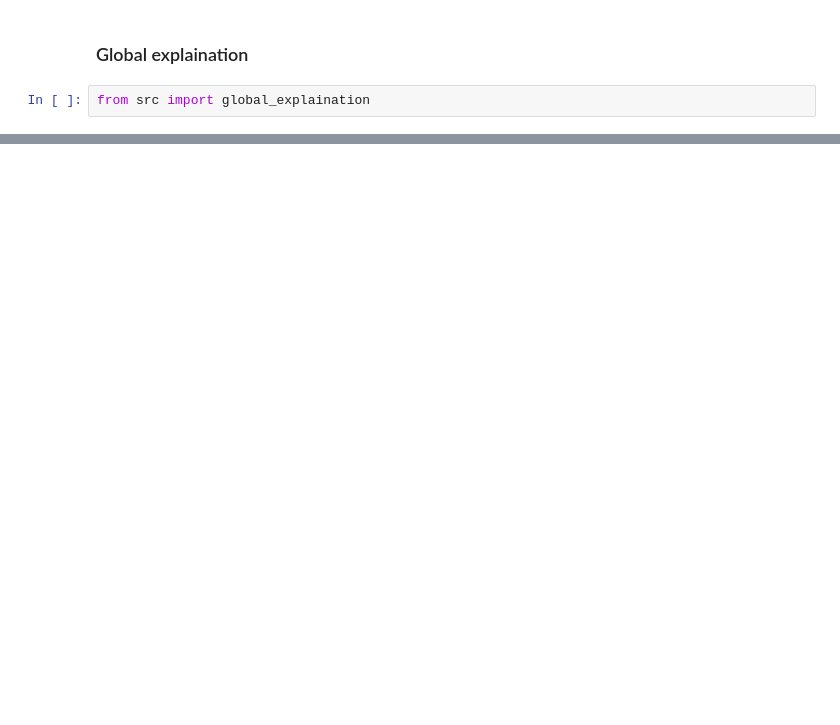
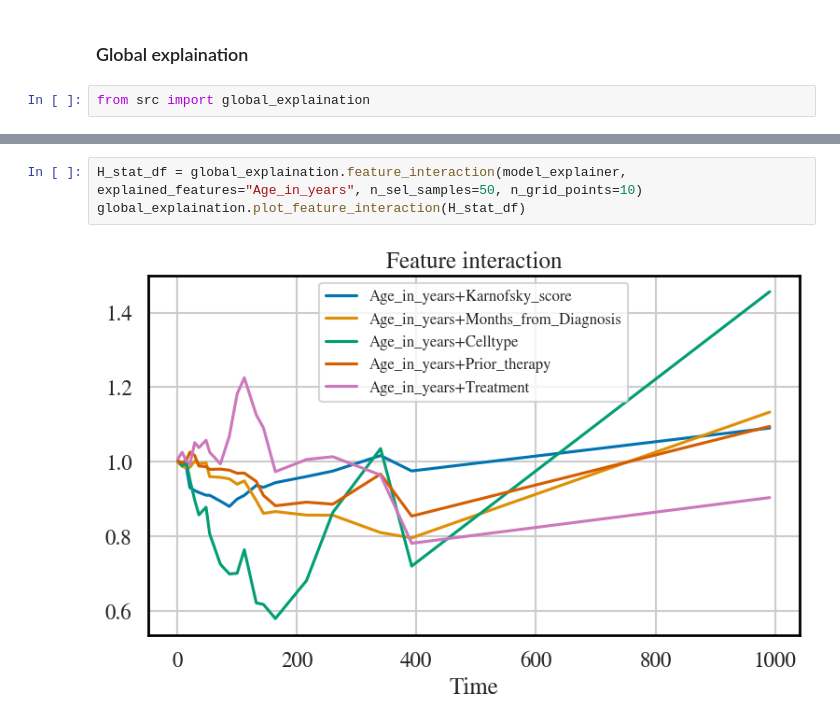
Before and after one commit to TeamHeKA/survinsights, a Jupyter notebook: tutorials-veterans-RSF.ipynb, the cells around one changed output, grey strips where cells are left out. Drawn from its saved outputs; the diff is of its cells as text; blank space fills up the shorter version.

```diff
--- a/tutorials-veterans-RSF.ipynb
+++ b/tutorials-veterans-RSF.ipynb
@@ -353,0 +364,5 @@ plot_PFI(feat_importance_df, type="loss", legend_loc='upper right')
+# %%
+H_stat_df = global_explaination.feature_interaction(model_explainer, explained_features="Age_in_years", n_sel_samples=50, n_grid_points=10)
+global_explaination.plot_feature_interaction(H_stat_df)
+# %% [output]
+[figure, added]
```
Also changed, not shown: parts of 16 cells of this notebook.
